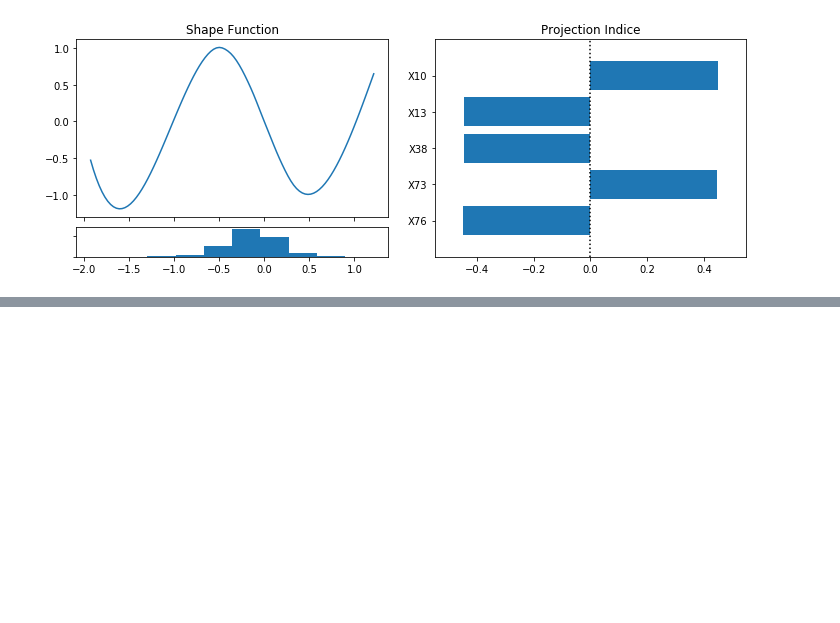
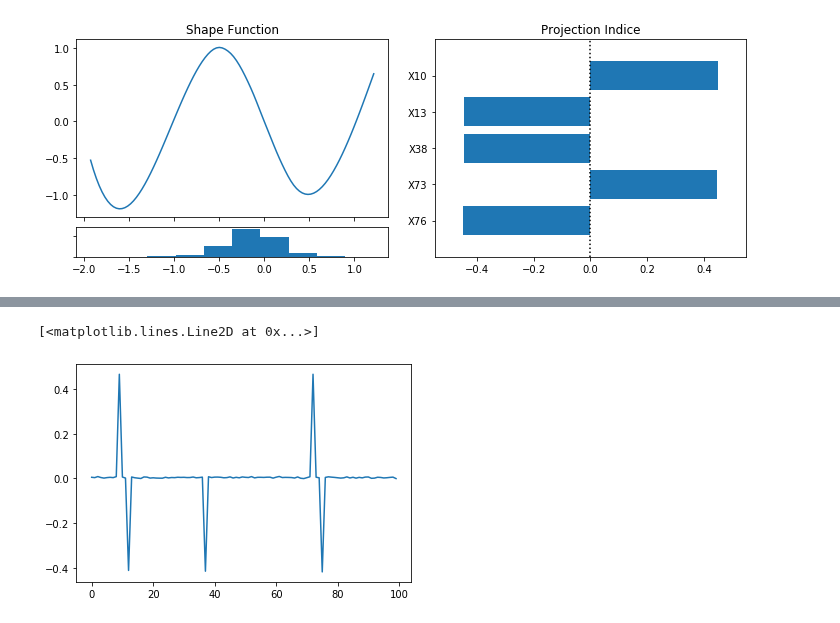
Before and after one commit to ZebinYang/pysim, a Jupyter notebook: example/SIM Regression by Stein's Method.ipynb, the cells around one changed output, grey strips where cells are left out. Drawn from its saved outputs; the diff is of its cells as text; code cells hidden in the pictures; blank space fills up the shorter version.

```diff
--- a/example/SIM Regression by Stein's Method.ipynb
+++ b/example/SIM Regression by Stein's Method.ipynb
@@ -243,0 +474,5 @@ clf.visualize()
+# %%
+plt.plot(theta_0)
+# %% [output]
+[<matplotlib.lines.Line2D at 0x...>]
+[figure, added]
```
Also changed, not shown: parts of 11 cells of this notebook, 1 other file.
